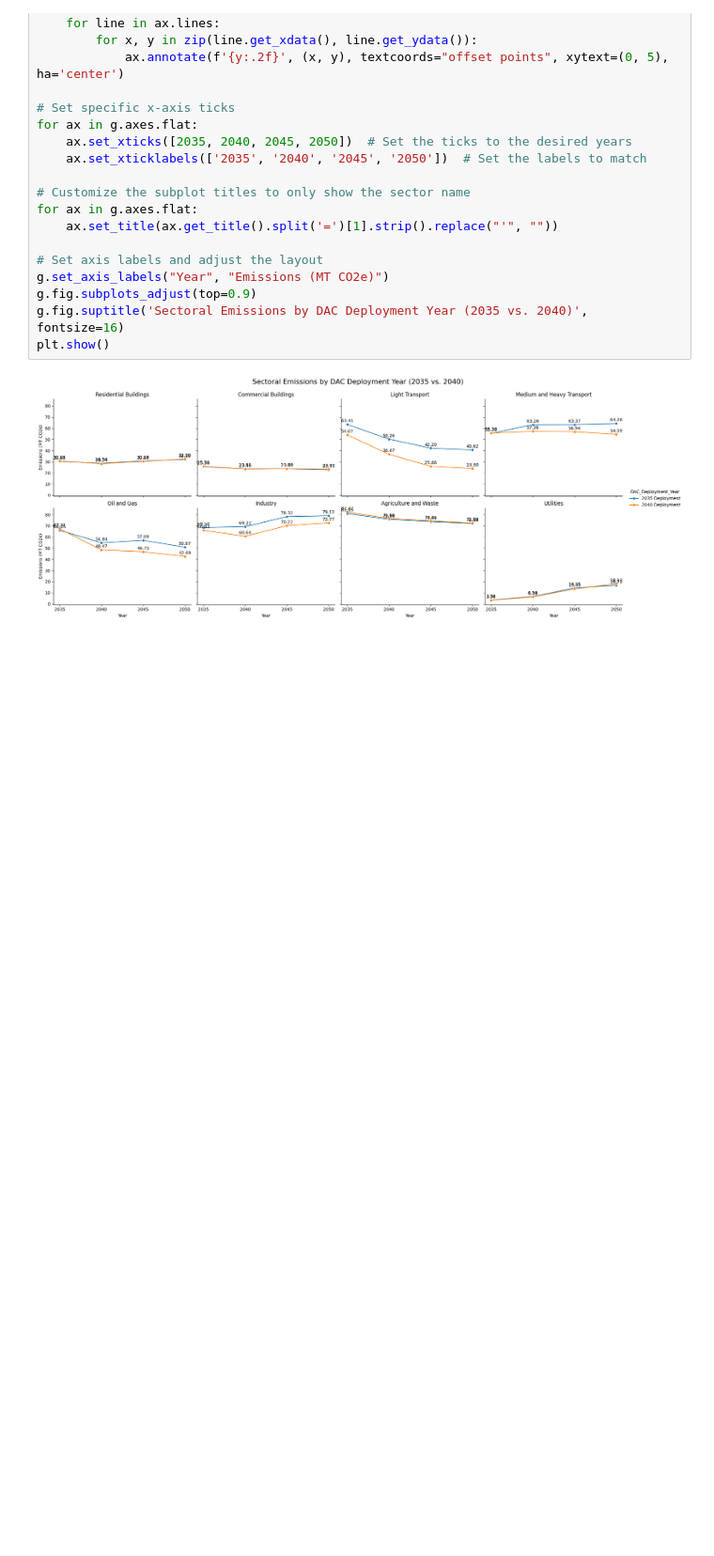
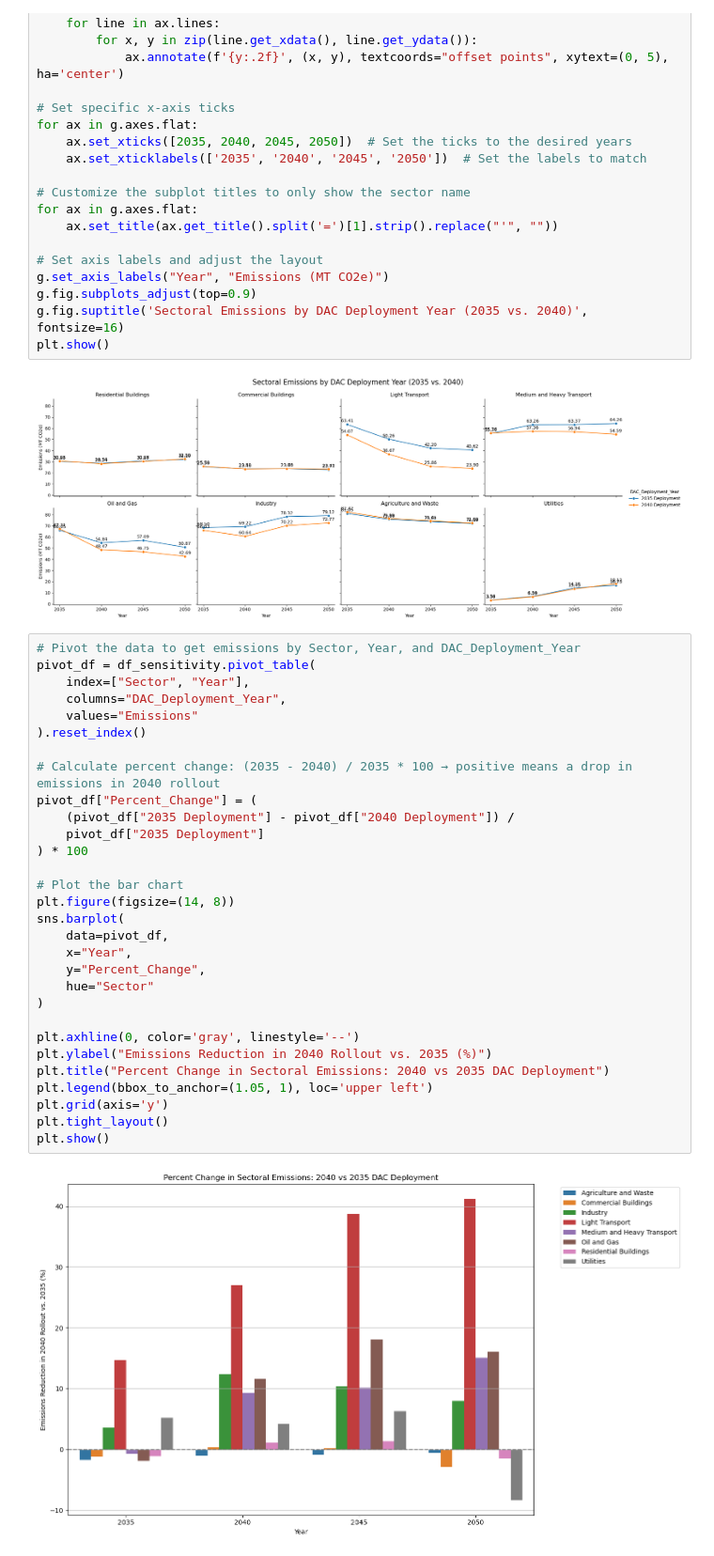
Before and after one commit to FYAbdulla/CDR-SectoralRebound, a Jupyter notebook: 3. Impact of Delayed DAC Rollout/Navius Sectoral Facet Grid.ipynb, the cells around one changed output. Shown at 94% size. Cells and saved outputs as stored; diff of their text form; blank space fills up the shorter version.

Commit message:
Sectoral Percent Change due to DAC Rollout Delay

```diff
--- a/3. Impact of Delayed DAC Rollout/Navius Sectoral Facet Grid.ipynb
+++ b/3. Impact of Delayed DAC Rollout/Navius Sectoral Facet Grid.ipynb
@@ -62,3 +62,35 @@ g.fig.suptitle('Sectoral Emissions by DAC Deployment Year (2035 vs. 2040)', font
 plt.show()
 # %% [output]
 [figure]
+# %%
+# Pivot the data to get emissions by Sector, Year, and DAC_Deployment_Year
+pivot_df = df_sensitivity.pivot_table(
+    index=["Sector", "Year"],
+    columns="DAC_Deployment_Year",
+    values="Emissions"
+).reset_index()
+
+# Calculate percent change: (2035 - 2040) / 2035 * 100 → positive means a drop in emissions in 2040 rollout
+pivot_df["Percent_Change"] = (
+    (pivot_df["2035 Deployment"] - pivot_df["2040 Deployment"]) /
+    pivot_df["2035 Deployment"]
+) * 100
+
+# Plot the bar chart
+plt.figure(figsize=(14, 8))
+sns.barplot(
+    data=pivot_df,
+    x="Year",
+    y="Percent_Change",
+    hue="Sector"
+)
+
+plt.axhline(0, color='gray', linestyle='--')
+plt.ylabel("Emissions Reduction in 2040 Rollout vs. 2035 (%)")
+plt.title("Percent Change in Sectoral Emissions: 2040 vs 2035 DAC Deployment")
+plt.legend(bbox_to_anchor=(1.05, 1), loc='upper left')
+plt.grid(axis='y')
+plt.tight_layout()
+plt.show()
+# %% [output]
+[figure, added]
```
Also changed, not shown: 1 other file.
